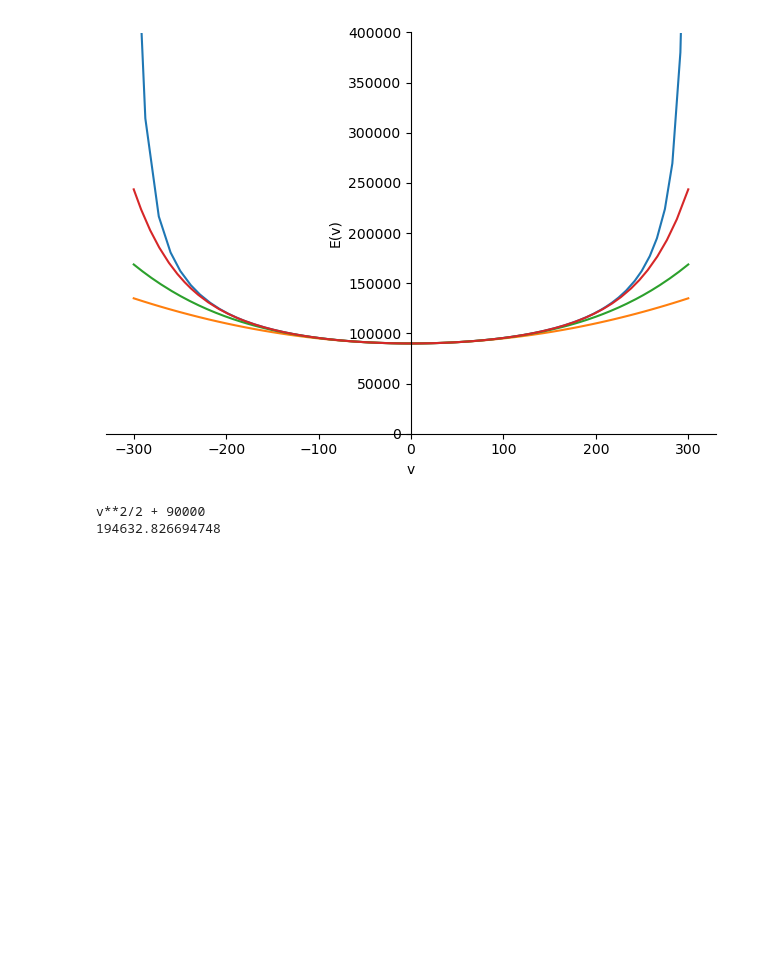
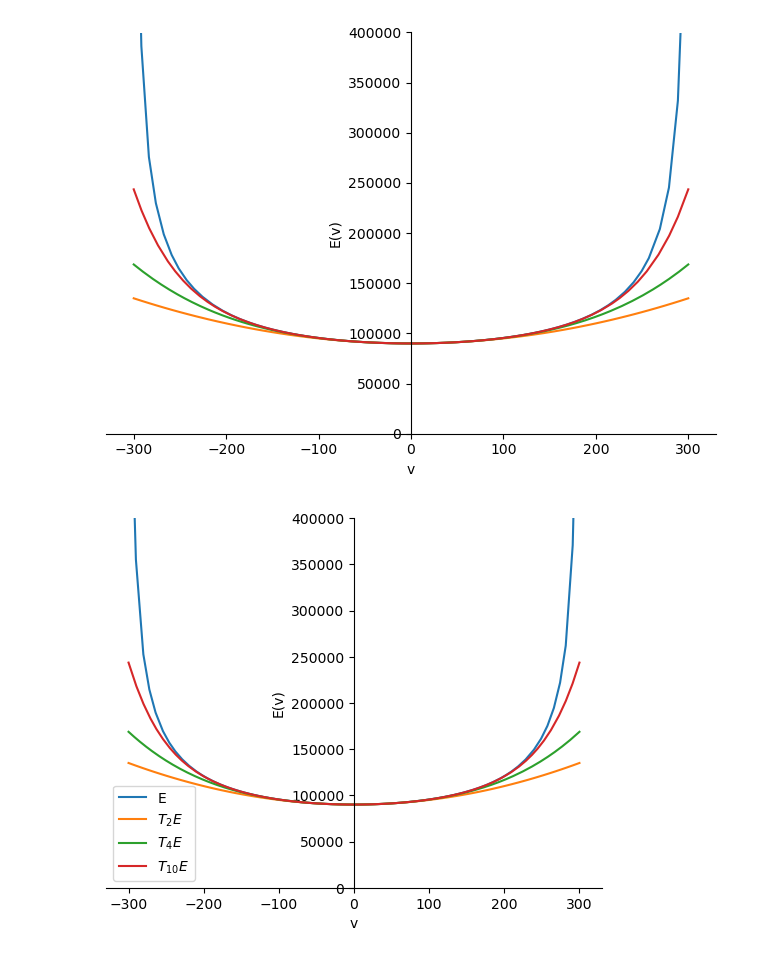
Before and after one commit to Focus9752/LinAlys, a Jupyter notebook: UA6/Afl6.ipynb, the cells around one changed output. Drawn from its saved outputs; the diff is of its cells as text; code cells hidden in the pictures; blank space fills up the shorter version.

```diff
--- a/UA6/Afl6.ipynb
+++ b/UA6/Afl6.ipynb
@@ -1,37 +1,30 @@
 # %%
 import sympy as sp
 from sympy import *
 from mpmath import mp
 
 # Opgave 6.3
 # b)
 v = symbols("v")
 
 m = 1
 c = 300
 
 expr = (m*c**2)/(sp.sqrt(1-(v**2)/(c**2)))
 
 T_2 = sp.series(expr, v, 0, 3).removeO()
 T_4 = sp.series(expr, v, 0, 5).removeO()
 T_10 = sp.series(expr, v, 0, 11).removeO()
 
-
 plot = sp.plot(expr, T_2, T_4, T_10, (v, -300, 300), ylim=(0, 400000), xlabel="v", ylabel="E(v)")
 
+plot.legend = True
+plot[0].label = r"E"
+plot[1].label = r"$T_2E$"
+plot[2].label = r"$T_4E$"
+plot[3].label = r"$T_{10}E$"
 
-print(T_2)
-
-# plot = sp.plot(sp.sin(x**2), T_5, T_10, ylim=[-2,2])
-# plot.legend = True
-# plot[0].label = r"$sin(x^2)$"
-# plot[1].label = "5. grads Taylorpolynomie"
-# plot[2].label = "10. grads Taylorpolynomie"
-
-# plot.save(r"C:\Users\marcu\OneDrive\Documents\GitHub\LinAlys\UA5\plots.pdf")
-
-print(m*c**2/(sp.sqrt(1-(266**2)/(c**2))))
+plot.save(r"C:\Users\marcu\OneDrive\Documents\GitHub\LinAlys\UA6\plots.pdf")
 # %% [output]
 [figure]
-v**2/2 + 90000
-194632.826694748
+[figure, added]
```
Also changed, not shown: 3 other files.
